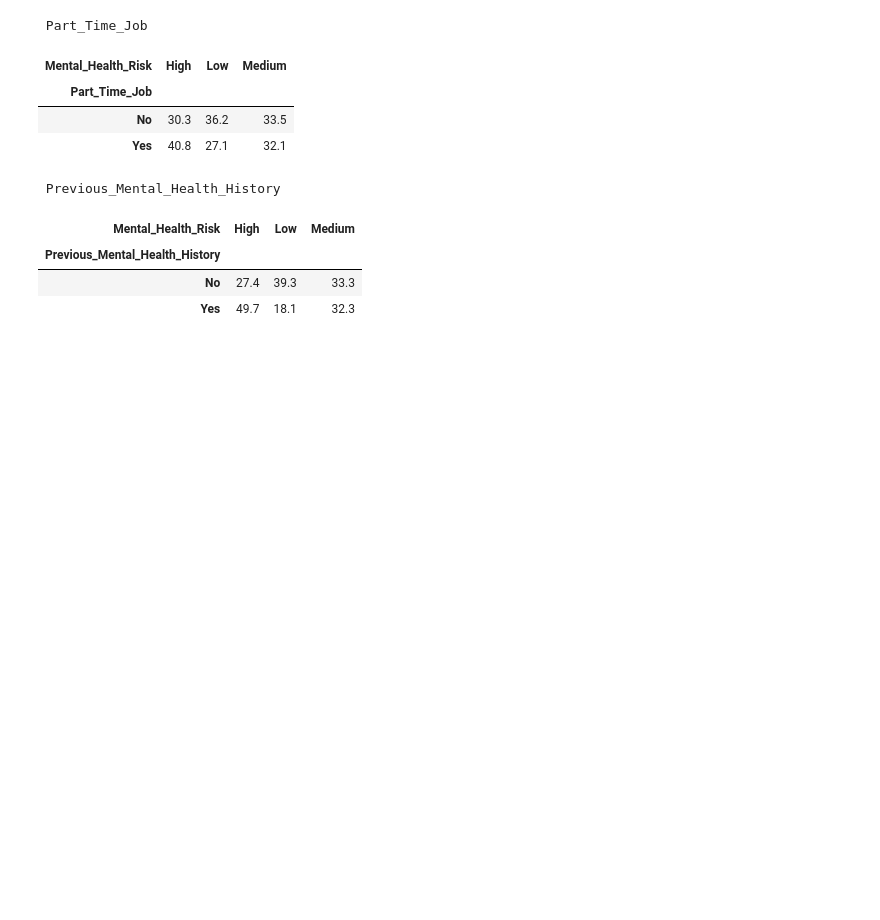
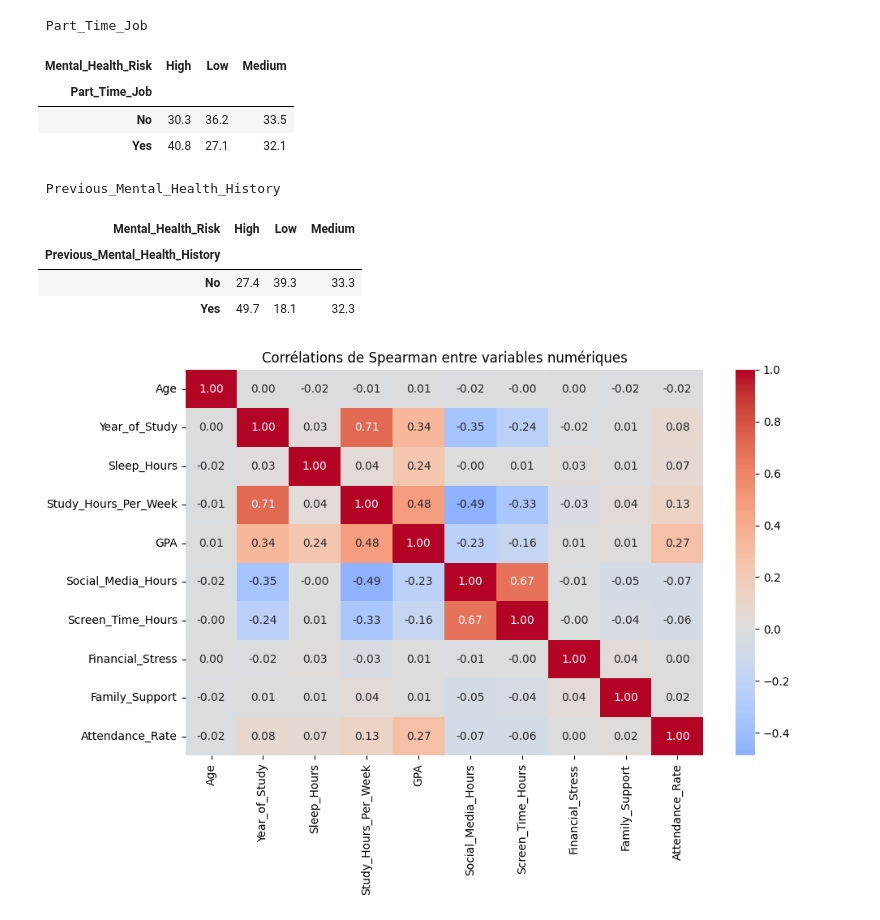
Before and after one commit to zakaryahari/student-mental-health-risk-prediction, a Jupyter notebook: notebooks/01_EDA_Student_Mental_Health.ipynb, the cells around one changed output. Drawn from its saved outputs; the diff is of its cells as text; code cells hidden in the pictures; blank space fills up the shorter version.

Commit message:
feat : Corrélations entre les variables numériques

```diff
--- a/notebooks/01_EDA_Student_Mental_Health.ipynb
+++ b/notebooks/01_EDA_Student_Mental_Health.ipynb
@@ -249,3 +249,12 @@ for col in ["Gender", "Physical_Activity", "Diet_Quality", "Part_Time_Job", "Pre
 | Previous_Mental_Health_History |  |  |  |
 | No | 27.4 | 39.3 | 33.3 |
 | Yes | 49.7 | 18.1 | 32.3 |
+# %%
+correlations = df.select_dtypes(include="number").corr(method="spearman")
+plt.figure(figsize=(10, 7))
+sns.heatmap(correlations, annot=True, fmt=".2f", cmap="coolwarm", center=0)
+plt.title("Corrélations de Spearman entre variables numériques")
+plt.tight_layout()
+plt.show()
+# %% [output]
+[figure, added]
```
